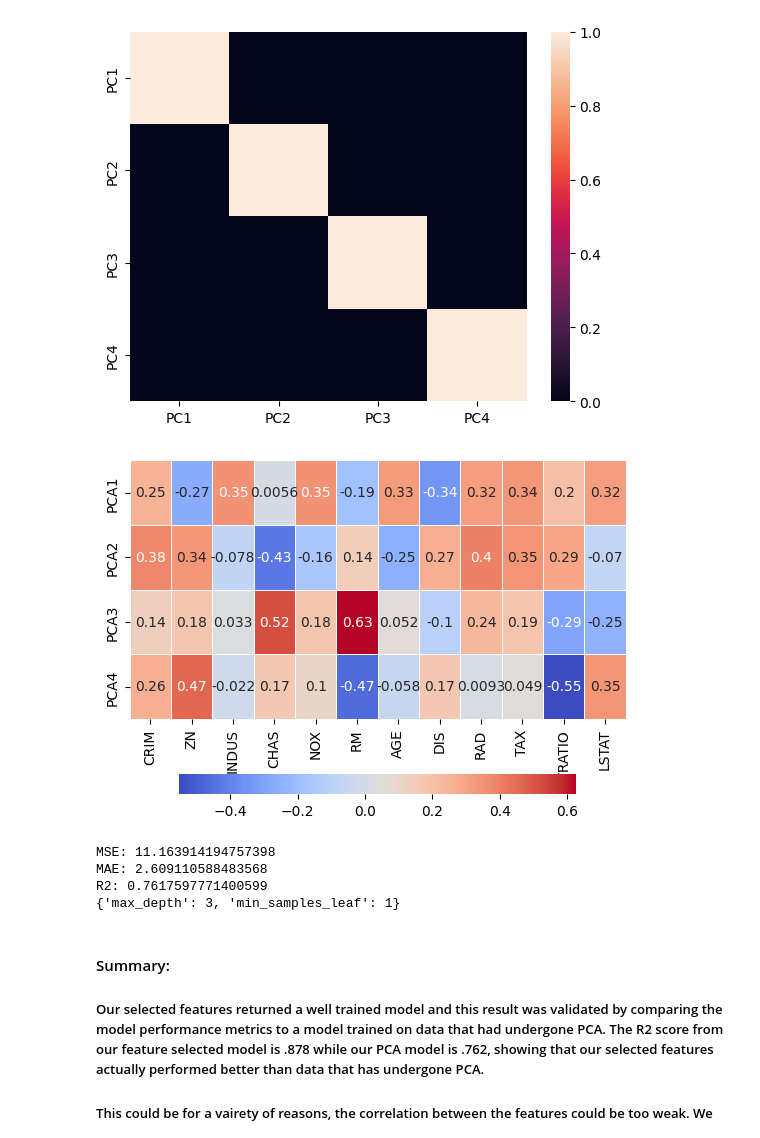
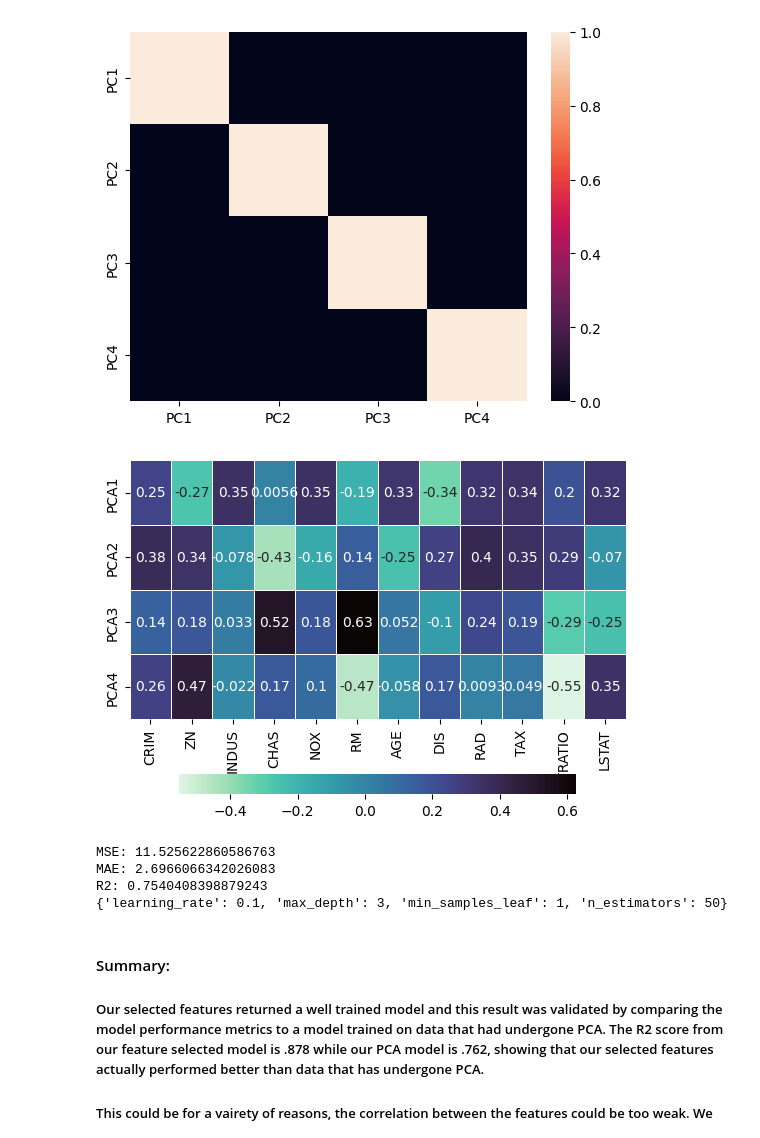
Before and after one commit to emmabland/JPM-Team-Yang, a Jupyter notebook: Final_Presentation.ipynb, the cells around one changed output. Cells and saved outputs as stored; diff of their text form; code cells hidden in the pictures.

```diff
--- a/Final_Presentation.ipynb
+++ b/Final_Presentation.ipynb
@@ -326,26 +322,26 @@ sns.heatmap(pca_data.corr())
 # %%
 # Composition of each PC
 fig, ax = plt.subplots()
 
 ax = sns.heatmap(
     pca.components_,
-    cmap = "coolwarm",
+    cmap = "mako_r",
     yticklabels=[f"PCA{x}" for x in range(1,pca.n_components_+1)],
     xticklabels = list(pca_x.columns),
     annot=True,
     linewidths=.5,
     cbar_kws={"shrink":.8, "orientation": 'horizontal'}
 )
 #ax.set_aspect("equal")
 plt.show()
 # %% [output]
-[figure, old version]
+[figure, new version]
 # %%
 # Split the data
 pca_X_train, pca_X_test, pca_y_train, pca_y_test = train_test_split(pca_data, pca_y, test_size=.2, random_state=12)
 
 # Create, Train, Fit, and Predict with the
-clf_pca = GridSearchCV(estimator=model, param_grid=params, cv=5, scoring= 'r2')
+clf_pca = GridSearchCV(estimator=model, param_grid=param_grid, cv=5, scoring= 'r2')
 clf_pca.fit(pca_X_train, pca_y_train)
 pca_predictions = clf_pca.predict(pca_X_test)
 
@@ -355,10 +351,10 @@ print("MAE:", mean_absolute_error(pca_y_test, pca_predictions))
 print("R2:", r2_score(pca_y_test, pca_predictions))
 print(clf_pca.best_params_)
 # %% [output]
-MSE: 11.163914194757398
-MAE: 2.609110588483568
-R2: 0.7617597771400599
-{'max_depth': 3, 'min_samples_leaf': 1}
+MSE: 11.525622860586763
+MAE: 2.6966066342026083
+R2: 0.7540408398879243
+{'learning_rate': 0.1, 'max_depth': 3, 'min_samples_leaf': 1, 'n_estimators': 50}
 # %% [markdown]
 #### Summary:
 
```
Also changed, not shown: parts of 12 cells of this notebook.
